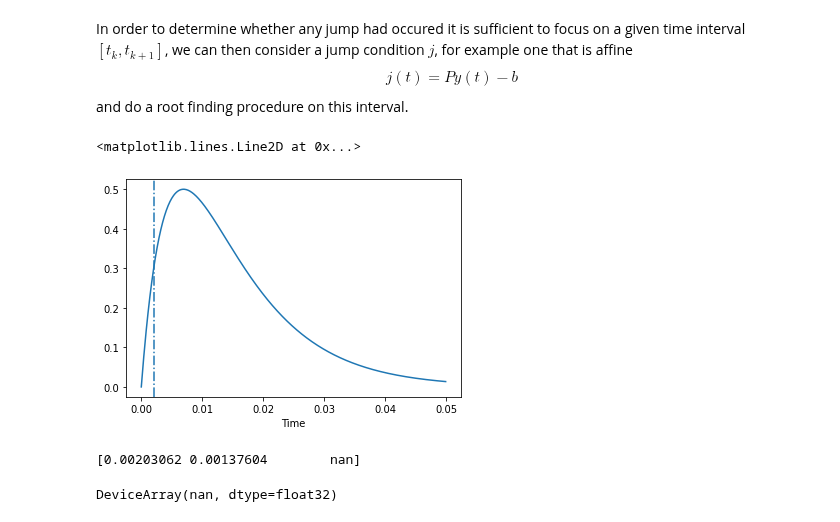
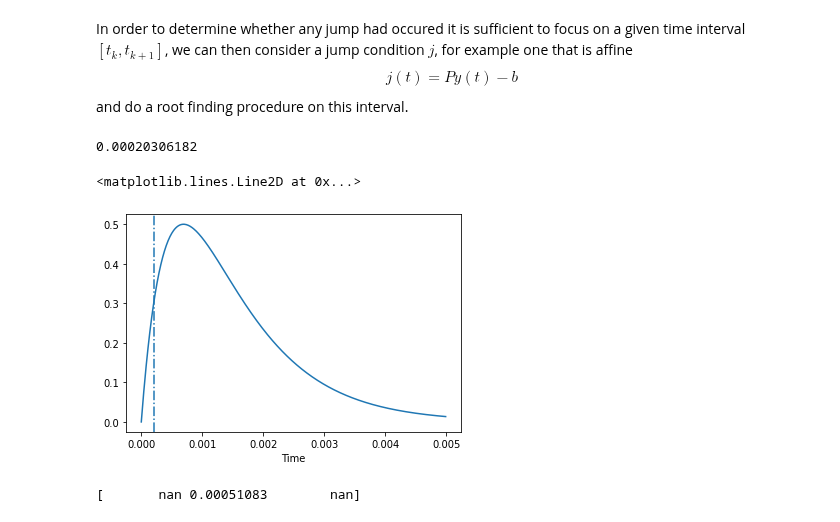
Before and after one commit to electronicvisions/jaxsnn, a Jupyter notebook: jaxsnn/notebooks/exponential_integrators.ipynb, the cells around one changed output. Saved outputs shown, nothing was run; the diff lists cells and outputs as text; code cells hidden in the pictures.

```diff
--- a/jaxsnn/notebooks/exponential_integrators.ipynb
+++ b/jaxsnn/notebooks/exponential_integrators.ipynb
@@ -27,6 +56,6 @@ from jax.lax import fori_loop, while_loop
 # %%
-tau_syn = 1e-2
-tau_mem = 5e-3
+tau_syn = 5e-4
+tau_mem = 1e-3
 
 tau_mem_inv = 1.0 / tau_mem
 tau_syn_inv = 1.0 / tau_syn
@@ -76,27 +105,55 @@ def newton(f, y0, x0):
     initial_state,
   )[1]
   return np.where(res > 0, res, np.nan)
+# %%
+# c.f.: https://github.com/google/jax/issues/8744
+
+def newton(f, y0, initial_guess):
+  """Newton's method for root-finding."""
+  initial_state = (initial_guess)
+
+  def body(x, it):
+    fx, dfx = f(y0, x), jax.grad(f, argnums=1)(y0, x)
+    step = fx / dfx
+    return x - step, 0
+
+  res = jax.lax.scan(body, initial_state, np.arange(6))[0]
+  return np.where(res > 0, res, np.nan)
+# %%
+def ttfs(v_th, state, y0):
+    v_0, i_0 = state
+    a_1 = i_0
+    a_2 = v_0 + i_0
+    T = tau_mem * np.log(2*a_1 / (a_2 + np.sqrt(a_2**2 - 4*a_1 * v_th)))
+    return T
 # %%
-y0 = np.array([0.0, 1.0])
-xs = np.arange(0, 0.05 ,1e-4)
+y0 = np.array([0.0, 2.0])
+xs = np.arange(0, 5e-3 ,1e-5)
 v_th = 0.3
 
 
 def jump_condition(dynamics, v_th, x0, t):
   return dynamics(x0, t)[0] - v_th # this implements the P y(t) - b above
 
 
 jc = partial(jump_condition, dynamics, v_th)
 ys = jax.vmap(partial(dynamics, y0))(xs)[:, 0]
 
-solver = jax.jit(partial(newton, jc))
+newton_solver = jax.jit(partial(newton, jc))
+ttfs_solver = jax.jit(partial(ttfs, v_th))
 
-spike_time = solver(y0, 1e-4)
-# %timeit solver(y0, 1e-4)
+spike_time = newton_solver(y0, 1e-4)
+spike_time = ttfs_solver(y0, 1e-4)
+
+print(spike_time)
+
+# %timeit newton_solver(y0, 1e-4)
+# %timeit ttfs_solver(y0, 1e-4)
 
 plt.xlabel('Time')
 plt.plot(xs, ys)
 plt.axvline(spike_time, linestyle='-.')
 # %% [output]
-<matplotlib.lines.Line2D at 0x...>
+0.00020306182
+<matplotlib.lines.Line2D at 0x...>
-[figure, old version]
+[figure, new version]
@@ -103,15 +185,19 @@ plt.axvline(spike_time, linestyle='-.')
 # %%
 # do this for two neurons
 y0 = np.array([[0.0, 1.0], [0.1, 1.0], [0.0, 0.0]])
-batched_solver = jax.jit(jax.vmap(solver, in_axes=(0, None)))
-spike_times = batched_solver(y0, 1e-4)
-# %timeit batched_solver(y0, 1e-4)
+batched_newton_solver = jax.jit(jax.vmap(newton_solver, in_axes=(0, None)))
+batched_wrapped_newton_solver = jax.jit(jax.vmap(wrapped_newton_solver, in_axes=(0, None)))
+batched_ttfs_solver = jax.jit(jax.vmap(ttfs_solver, in_axes=(0, None)))
+
+spike_times = batched_ttfs_solver(y0, 1e-4)
 print(spike_times)
+# %timeit batched_newton_solver(y0, 1e-4)
+# %timeit batched_wrapped_newton_solver(y0, 1e-4)
+# %timeit batched_ttfs_solver(y0, 1e-4)
 # %% [output]
-[0.00203062 0.00137604        nan]
+[       nan 0.00051083        nan]
 # %%
-# nevative spike times return nan
-solver(np.array([0.0, 0.1]), 1e-4)
+# check that nevative spike times return nan
+assert np.isnan(ttfs_solver(np.array([0.0, 0.1]), 1e-4))
+assert np.isnan(newton_solver(np.array([0.0, 0.1]), 1e-4))
-# %% [output]
-DeviceArray(nan, dtype=float32)
 # %%
```
Also changed, not shown: parts of 27 cells of this notebook, 33 other files.
